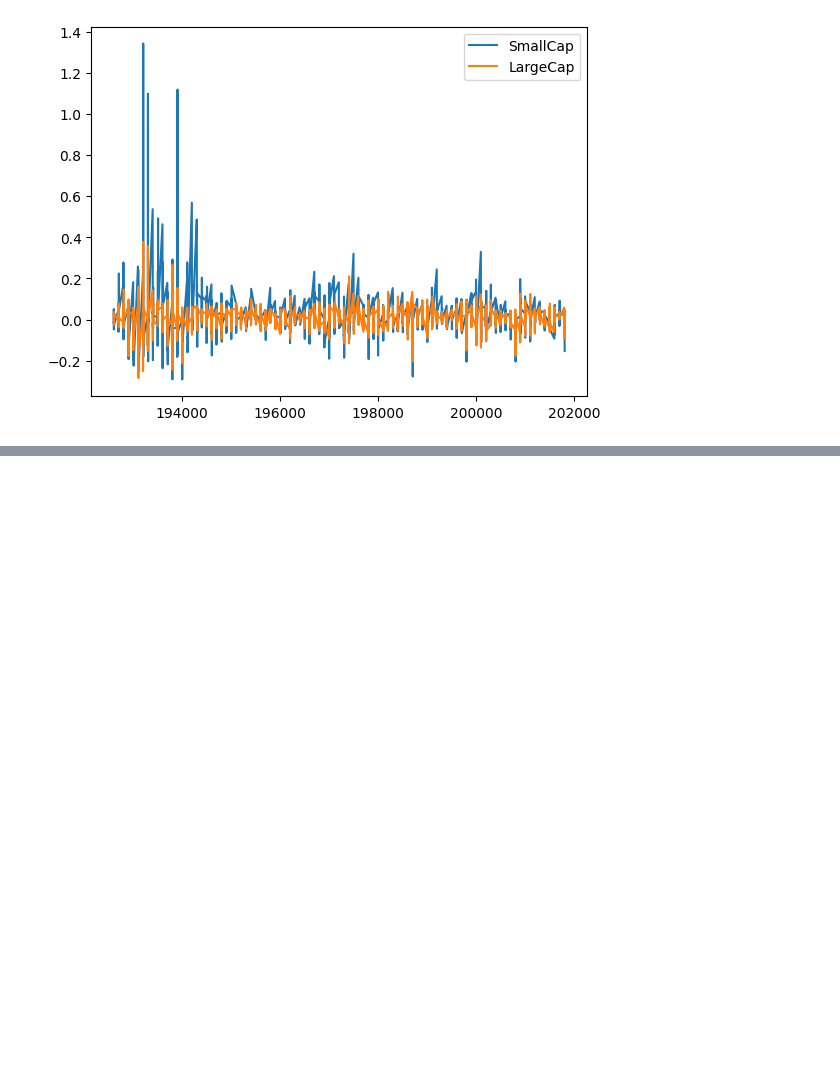
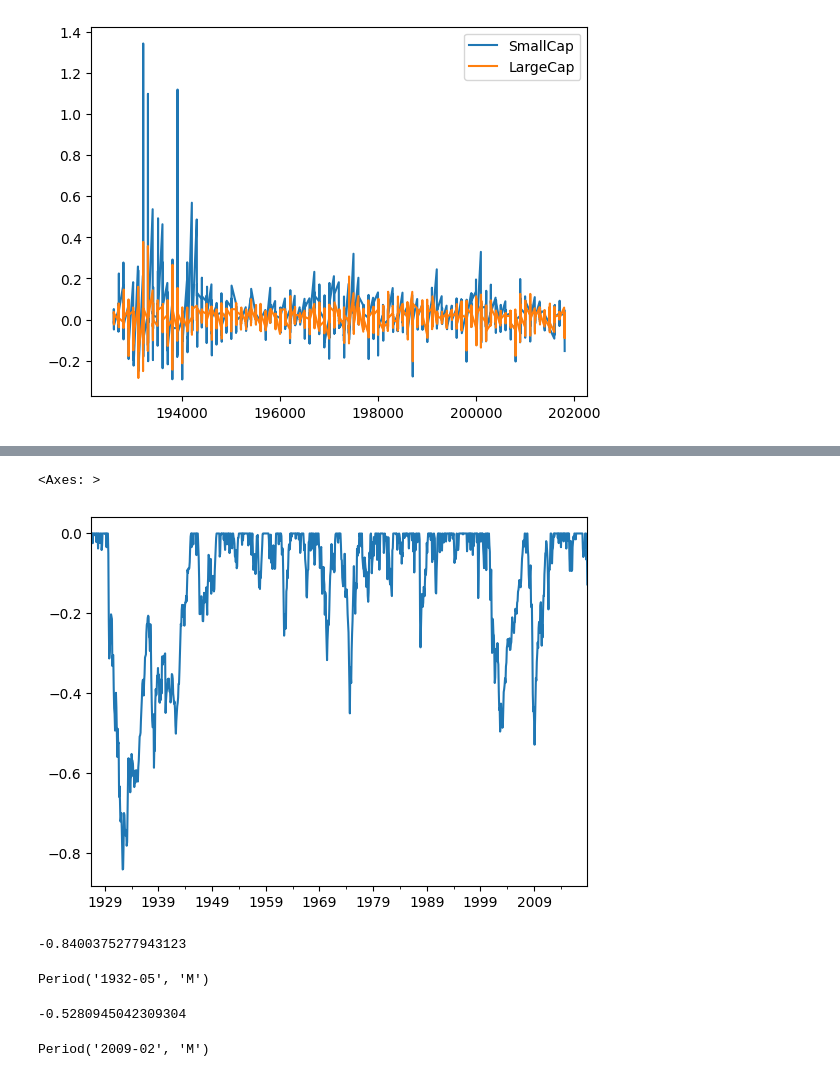
Before and after one commit to tr4nc3/portfolio-construction, a Jupyter notebook: portfolio.ipynb, the cells around one changed output, grey strips where cells are left out. Saved outputs shown, nothing was run; the diff lists cells and outputs as text; code cells hidden in the pictures; blank space fills up the shorter version.

Commit message:
Added a few methods to library and computed drawdowns

```diff
--- a/portfolio.ipynb
+++ b/portfolio.ipynb
@@ -13,0 +72,22 @@ rets.plot.line()
+# %%
+drawdown = (wealth_index - previous_peaks)/previous_peaks
+drawdown.plot.line()
+# %% [output]
+<Axes: >
+[figure, added]
+# %%
+drawdown.min()
+# %% [output]
+-0.8400375277943123
+# %%
+drawdown.idxmin()
+# %% [output]
+Period('1932-05', 'M')
+# %%
+drawdown['1975':].min()
+# %% [output]
+-0.5280945042309304
+# %%
+drawdown['1975':].idxmin()
+# %% [output]
+Period('2009-02', 'M')
```
Also changed, not shown: parts of 11 cells of this notebook, 1 other file.
